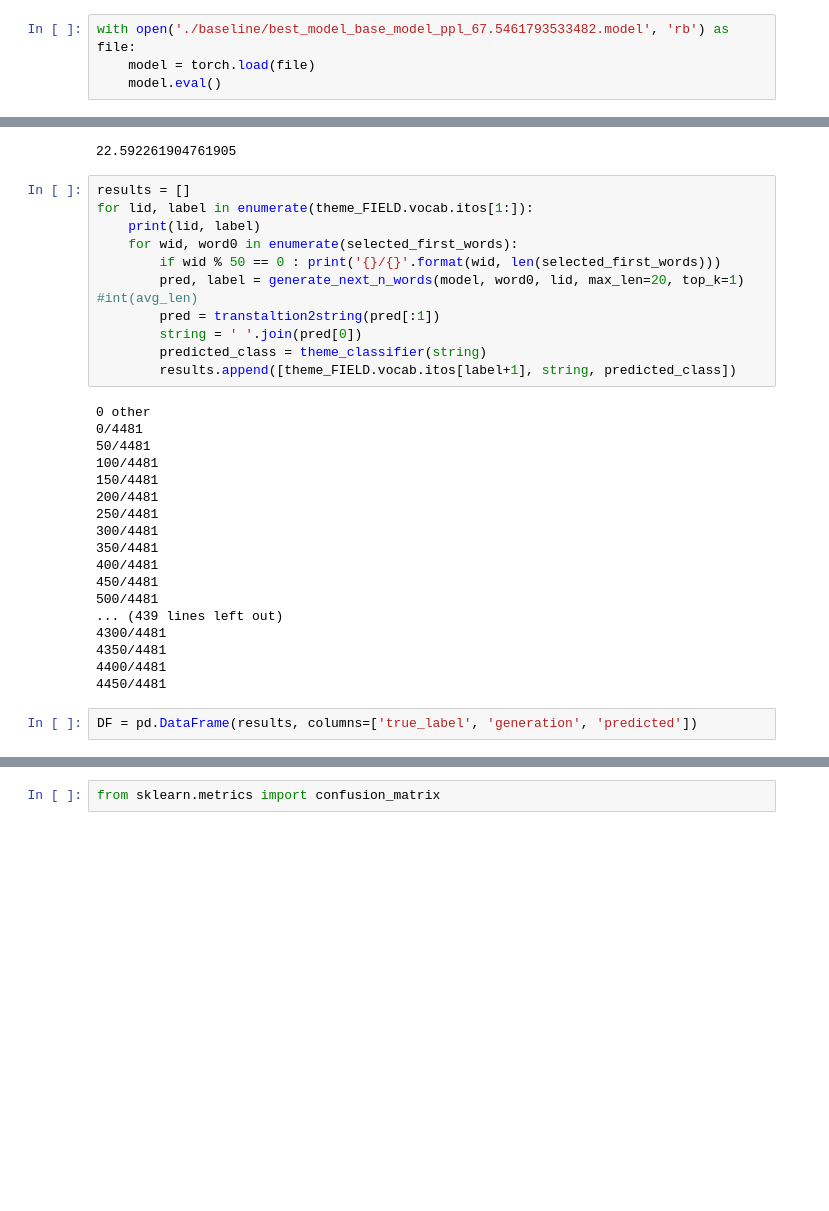
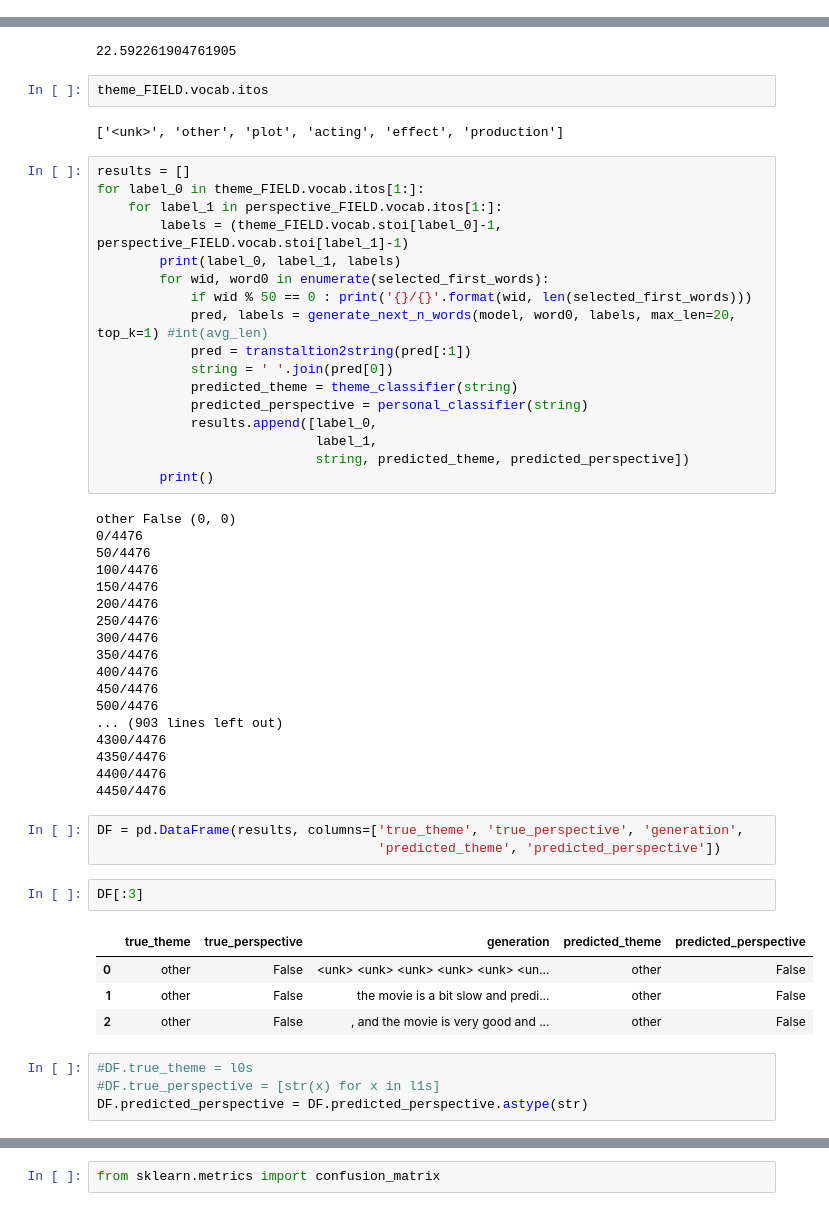
Before and after one commit to bcsaldias/conditional-seqlevel-lm, a Jupyter notebook: 03-baseline-beamsearch-accuracy.ipynb, the cells around one changed output, grey strips where cells are left out. Drawn from its saved outputs; the diff is of its cells as text; blank space fills up the shorter version.

```diff
--- a/03-baseline-beamsearch-accuracy.ipynb
+++ b/03-baseline-beamsearch-accuracy.ipynb
@@ -72,7 +105,3 @@ from baseline_model import BaseModel, repackage_hidden
-# %%
-with open('./baseline/best_model_base_model_ppl_67.5461793533482.model', 'rb') as file:
-    model = torch.load(file)
-    model.eval()
 # %%
 vocab_size = 12304
 # %%
@@ -159,34 +194,56 @@ theme_FIELD.vocab.itos
 avg_len
 # %% [output]
 22.592261904761905
+# %%
+theme_FIELD.vocab.itos
+# %% [output]
+['<unk>', 'other', 'plot', 'acting', 'effect', 'production']
 # %%
 results = []
-for lid, label in enumerate(theme_FIELD.vocab.itos[1:]):
-    print(lid, label)
-    for wid, word0 in enumerate(selected_first_words):
-        if wid % 50 == 0 : print('{}/{}'.format(wid, len(selected_first_words)))
-        pred, label = generate_next_n_words(model, word0, lid, max_len=20, top_k=1) #int(avg_len)
-        pred = transtaltion2string(pred[:1])
-        string = ' '.join(pred[0])
-        predicted_class = theme_classifier(string)
-        results.append([theme_FIELD.vocab.itos[label+1], string, predicted_class])
+for label_0 in theme_FIELD.vocab.itos[1:]:
+    for label_1 in perspective_FIELD.vocab.itos[1:]:
+        labels = (theme_FIELD.vocab.stoi[label_0]-1, perspective_FIELD.vocab.stoi[label_1]-1)
+        print(label_0, label_1, labels)
+        for wid, word0 in enumerate(selected_first_words):
+            if wid % 50 == 0 : print('{}/{}'.format(wid, len(selected_first_words)))
+            pred, labels = generate_next_n_words(model, word0, labels, max_len=20, top_k=1) #int(avg_len)
+            pred = transtaltion2string(pred[:1])
+            string = ' '.join(pred[0])
+            predicted_theme = theme_classifier(string)
+            predicted_perspective = personal_classifier(string)
+            results.append([label_0,
+                            label_1,
+                            string, predicted_theme, predicted_perspective])
+        print()
 # %% [output]
-0 other
-0/4481
-50/4481
-100/4481
-150/4481
-200/4481
-250/4481
-300/4481
-350/4481
-400/4481
-450/4481
-500/4481
-... (439 lines left out)
-4300/4481
-4350/4481
-4400/4481
-4450/4481
+other False (0, 0)
+0/4476
+50/4476
+100/4476
+150/4476
+200/4476
+250/4476
+300/4476
+350/4476
+400/4476
+450/4476
+500/4476
+... (903 lines left out)
+4300/4476
+4350/4476
+4400/4476
+4450/4476
 # %%
-DF = pd.DataFrame(results, columns=['true_label', 'generation', 'predicted'])
+DF = pd.DataFrame(results, columns=['true_theme', 'true_perspective', 'generation',
+                                    'predicted_theme', 'predicted_perspective'])
+# %%
+DF[:3]
+# %% [output]
+|  | true_theme | true_perspective | generation | predicted_theme | predicted_perspective |
+| 0 | other | False | <unk> <unk> <unk> <unk> <unk> <un... | other | False |
+| 1 | other | False | the movie is a bit slow and predi... | other | False |
+| 2 | other | False | , and the movie is very good and ... | other | False |
+# %%
+#DF.true_theme = l0s
+#DF.true_perspective = [str(x) for x in l1s]
+DF.predicted_perspective = DF.predicted_perspective.astype(str)
```
Also changed, not shown: parts of 29 cells of this notebook.
